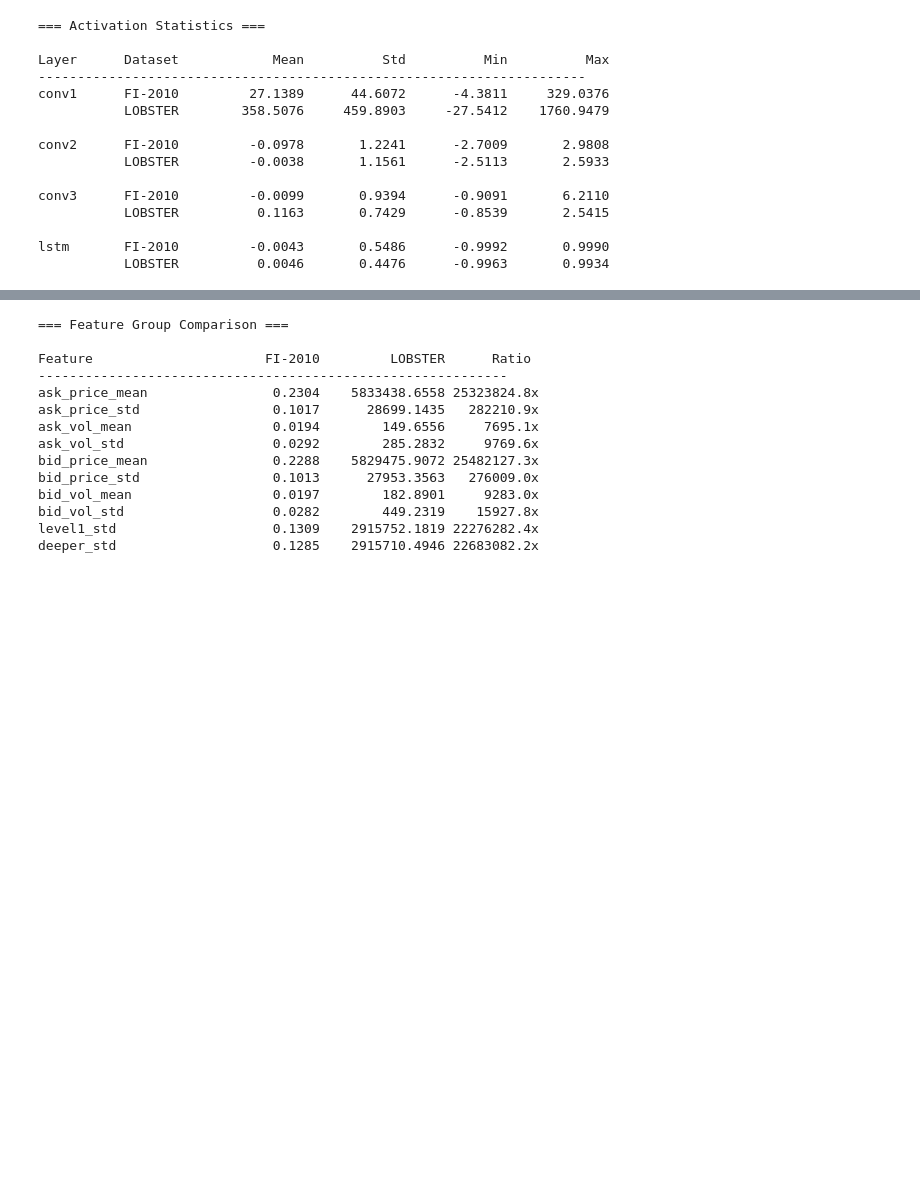
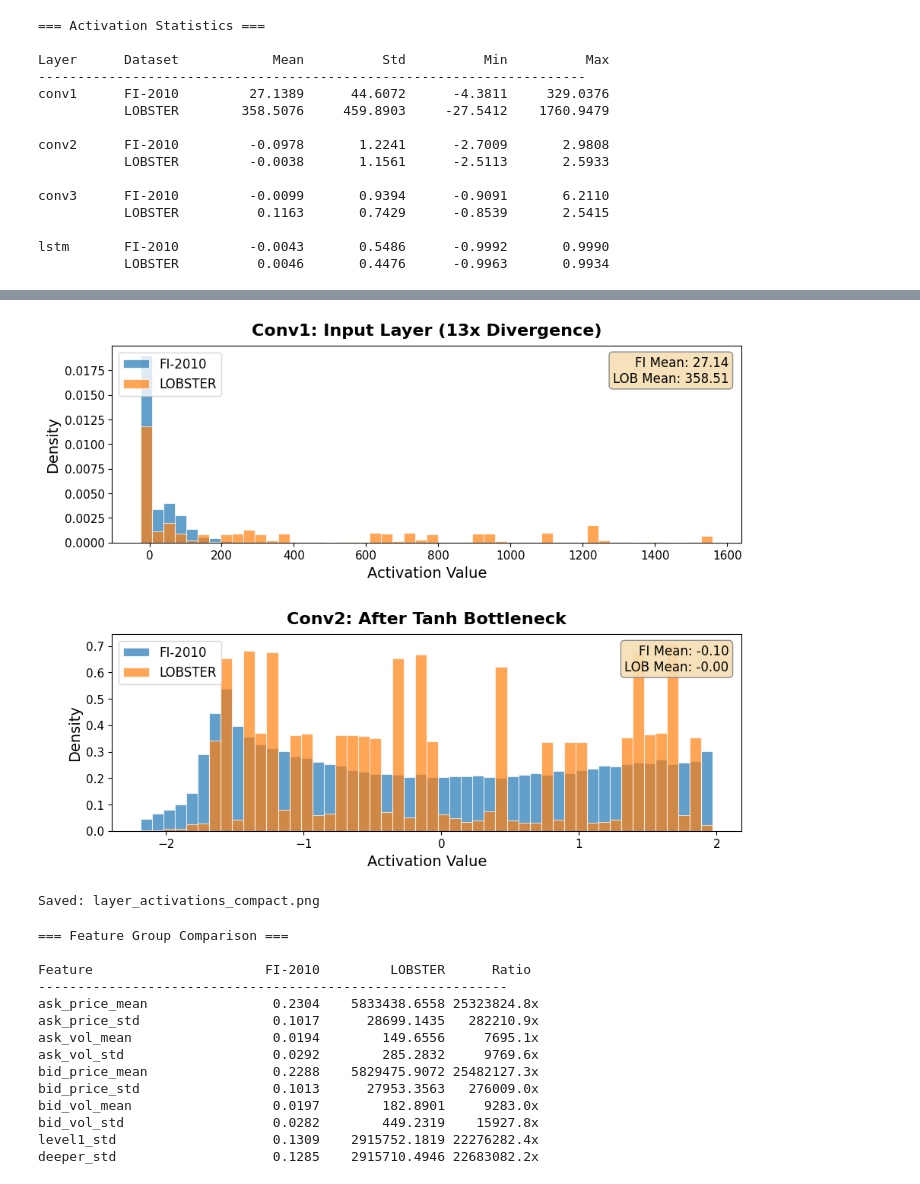
Before and after one commit to ashutoshrp06/LOB-Prediction-Study, a Jupyter notebook: evaluate_lobster.ipynb, the cells around one changed output, grey strips where cells are left out. Cells and saved outputs as stored; diff of their text form; code cells hidden in the pictures; blank space fills up the shorter version.

```diff
--- a/evaluate_lobster.ipynb
+++ b/evaluate_lobster.ipynb
@@ -1150,4 +1150,52 @@ print("Saved: layer_activations.png")
 Saved: layer_activations.png
+# %%
+fig, axes = plt.subplots(2, 1, figsize=(10, 8))
+
+# Font sizes for legibility
+title_size = 16
+label_size = 14
+annot_size = 12
+legend_size = 12
+tick_size = 11
+
+layers = ['conv1', 'conv2']
+titles = ['Conv1: Input Layer (13x Divergence)', 'Conv2: After Tanh Bottleneck']
+
+for idx, (layer, title) in enumerate(zip(layers, titles)):
+    ax = axes[idx]
+
+    fi_act = act_fi[layer].cpu().numpy().flatten()
+    lob_act = act_lob[layer].cpu().numpy().flatten()
+
+    # Use percentiles to handle outliers
+    low = min(np.percentile(fi_act, 1), np.percentile(lob_act, 1))
+    high = max(np.percentile(fi_act, 99), np.percentile(lob_act, 99))
+
+    ax.hist(fi_act, bins=50, alpha=0.7, label='FI-2010', density=True, range=(low, high), edgecolor='white', linewidth=0.8)
+    ax.hist(lob_act, bins=50, alpha=0.7, label='LOBSTER', density=True, range=(low, high), edgecolor='white', linewidth=0.8)
+    ax.set_xlabel('Activation Value', fontsize=label_size)
+    ax.set_ylabel('Density', fontsize=label_size)
+    ax.set_title(title, fontsize=title_size, fontweight='bold', pad=10)
+    ax.legend(fontsize=legend_size, loc='upper left')
+    ax.tick_params(labelsize=tick_size)
+
+    # Add stats annotation
+    fi_mean = fi_act.mean()
+    lob_mean = lob_act.mean()
+    ratio = abs(lob_mean / fi_mean) if fi_mean != 0 else 0
+    ax.annotate(f'FI Mean: {fi_mean:.2f}\nLOB Mean: {lob_mean:.2f}',
+                xy=(0.98, 0.95), xycoords='axes fraction',
+                ha='right', va='top', fontsize=annot_size,
+                bbox=dict(boxstyle='round', facecolor='wheat', alpha=0.9, edgecolor='gray'))
+
+plt.tight_layout(pad=2.5)
+plt.savefig('layer_activations_compact.png', dpi=200, bbox_inches='tight', facecolor='white')
+plt.show()
+
+print("Saved: layer_activations_compact.png")
+# %% [output]
+[figure, added]
+Saved: layer_activations_compact.png
 # %%
 # FI-2010 format: [ask1_p, ask1_v, bid1_p, bid1_v, ask2_p, ask2_v, bid2_p, bid2_v, ...]
 # 40 columns = 10 levels × 4 features (ask_price, ask_vol, bid_price, bid_vol)
```
Also changed, not shown: parts of 4 cells of this notebook, 1 other file.
